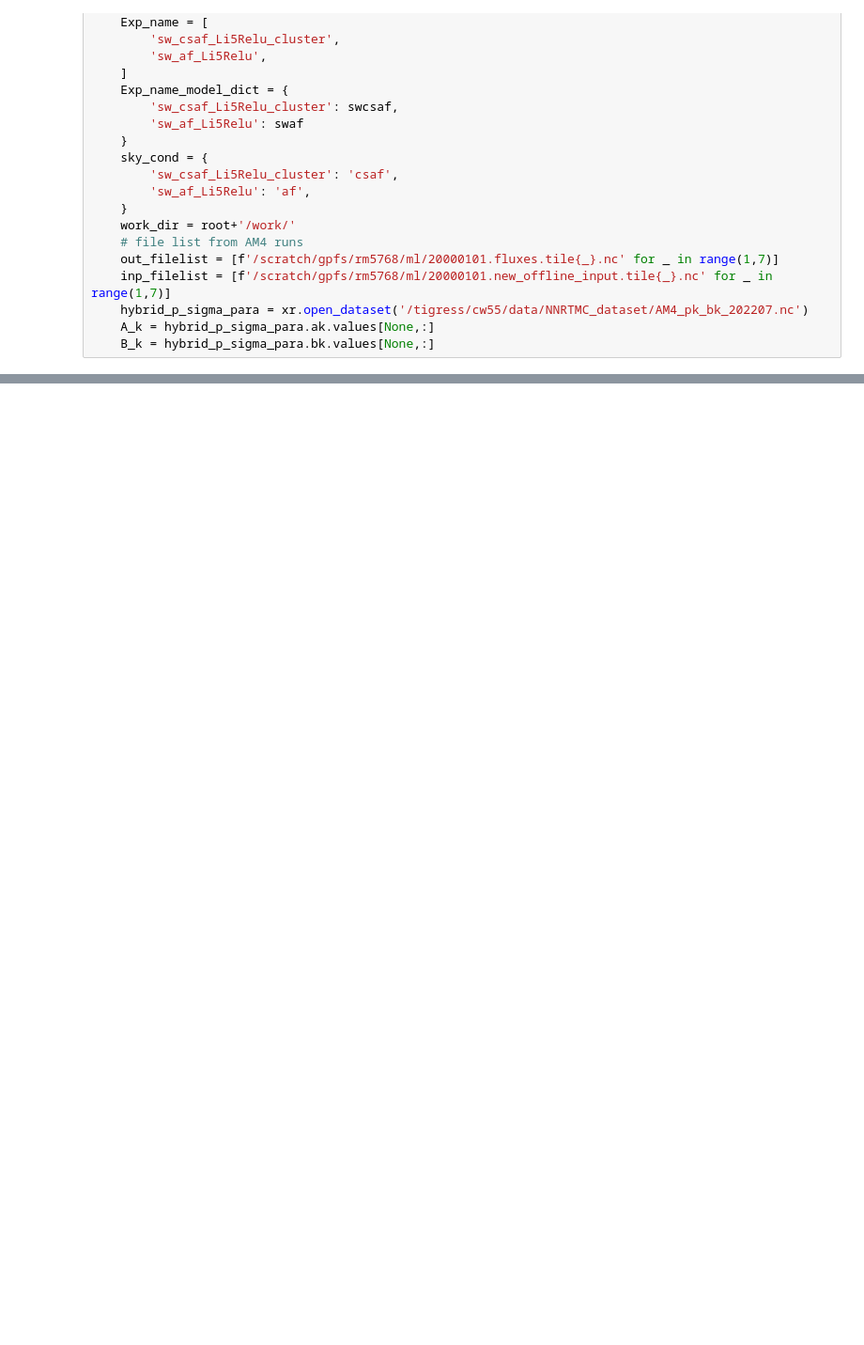
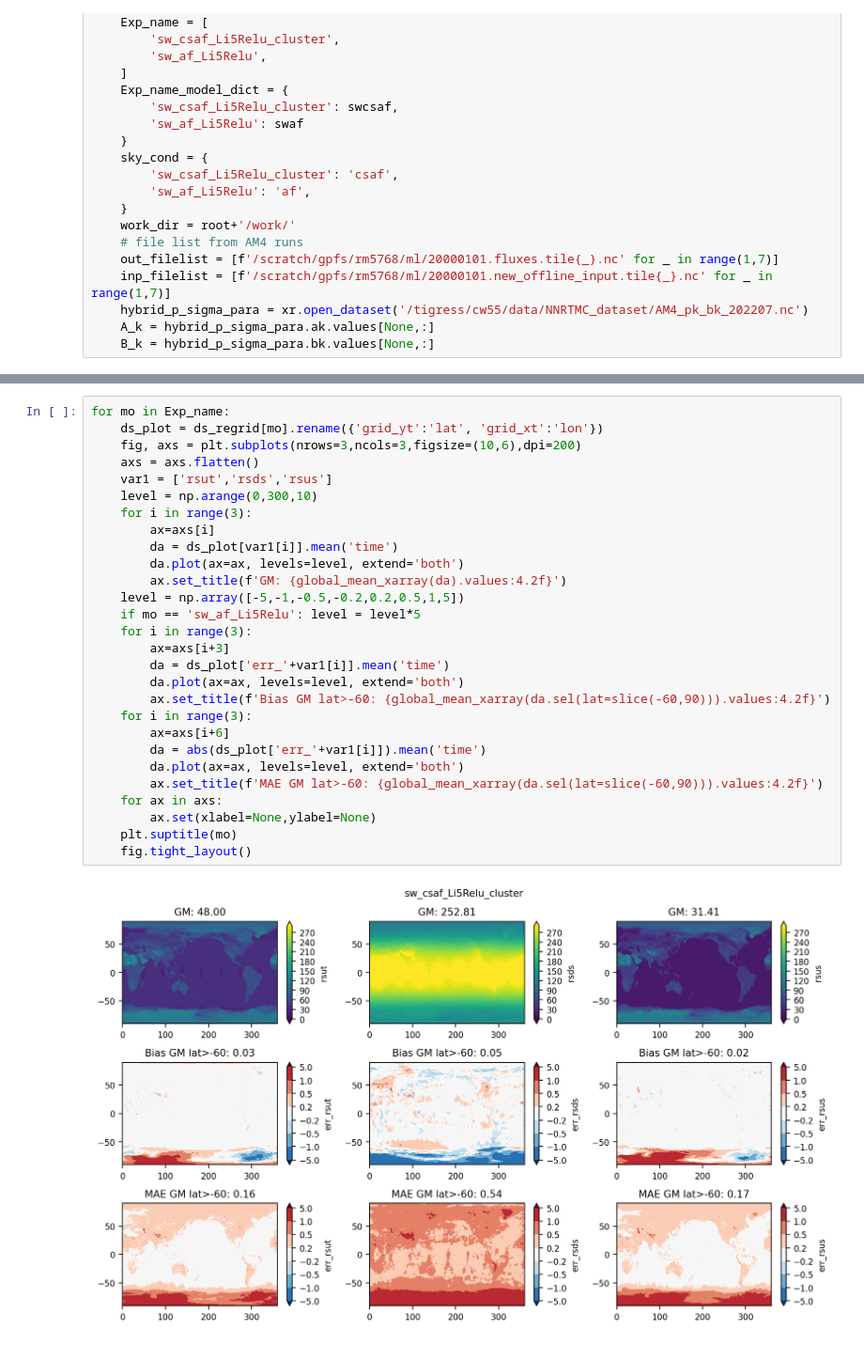
Before and after one commit to ChenggongWang/NNRTMC_AM4, a Jupyter notebook: sw_analysis_regrid_map.ipynb, the cells around one changed output, grey strips where cells are left out. Shown at 94% size. Saved outputs shown, nothing was run; the diff lists cells and outputs as text; blank space fills up the shorter version.

```diff
--- a/sw_analysis_regrid_map.ipynb
+++ b/sw_analysis_regrid_map.ipynb
@@ -195,0 +259,30 @@ for mo in Exp_name:
+# %%
+for mo in Exp_name:
+    ds_plot = ds_regrid[mo].rename({'grid_yt':'lat', 'grid_xt':'lon'})
+    fig, axs = plt.subplots(nrows=3,ncols=3,figsize=(10,6),dpi=200)
+    axs = axs.flatten()
+    var1 = ['rsut','rsds','rsus']
+    level = np.arange(0,300,10)
+    for i in range(3):
+        ax=axs[i]
+        da = ds_plot[var1[i]].mean('time')
+        da.plot(ax=ax, levels=level, extend='both')
+        ax.set_title(f'GM: {global_mean_xarray(da).values:4.2f}')
+    level = np.array([-5,-1,-0.5,-0.2,0.2,0.5,1,5])
+    if mo == 'sw_af_Li5Relu': level = level*5
+    for i in range(3):
+        ax=axs[i+3]
+        da = ds_plot['err_'+var1[i]].mean('time')
+        da.plot(ax=ax, levels=level, extend='both')
+        ax.set_title(f'Bias GM lat>-60: {global_mean_xarray(da.sel(lat=slice(-60,90))).values:4.2f}')
+    for i in range(3):
+        ax=axs[i+6]
+        da = abs(ds_plot['err_'+var1[i]]).mean('time')
+        da.plot(ax=ax, levels=level, extend='both')
+        ax.set_title(f'MAE GM lat>-60: {global_mean_xarray(da.sel(lat=slice(-60,90))).values:4.2f}')
+    for ax in axs:
+        ax.set(xlabel=None,ylabel=None)
+    plt.suptitle(mo)
+    fig.tight_layout()
+# %% [output]
+[figure, added]
```
Also changed, not shown: parts of 10 cells of this notebook, 3 other files.
